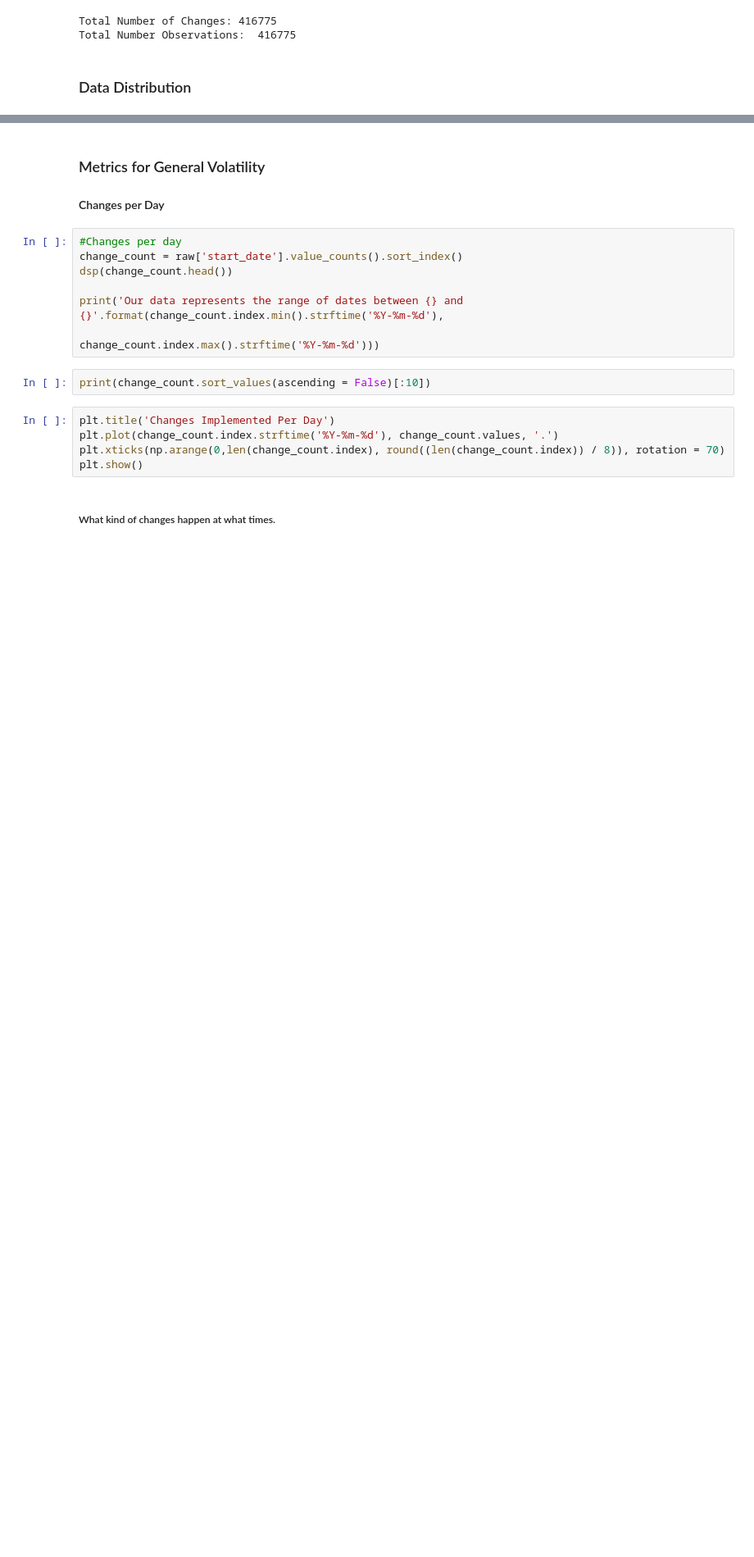
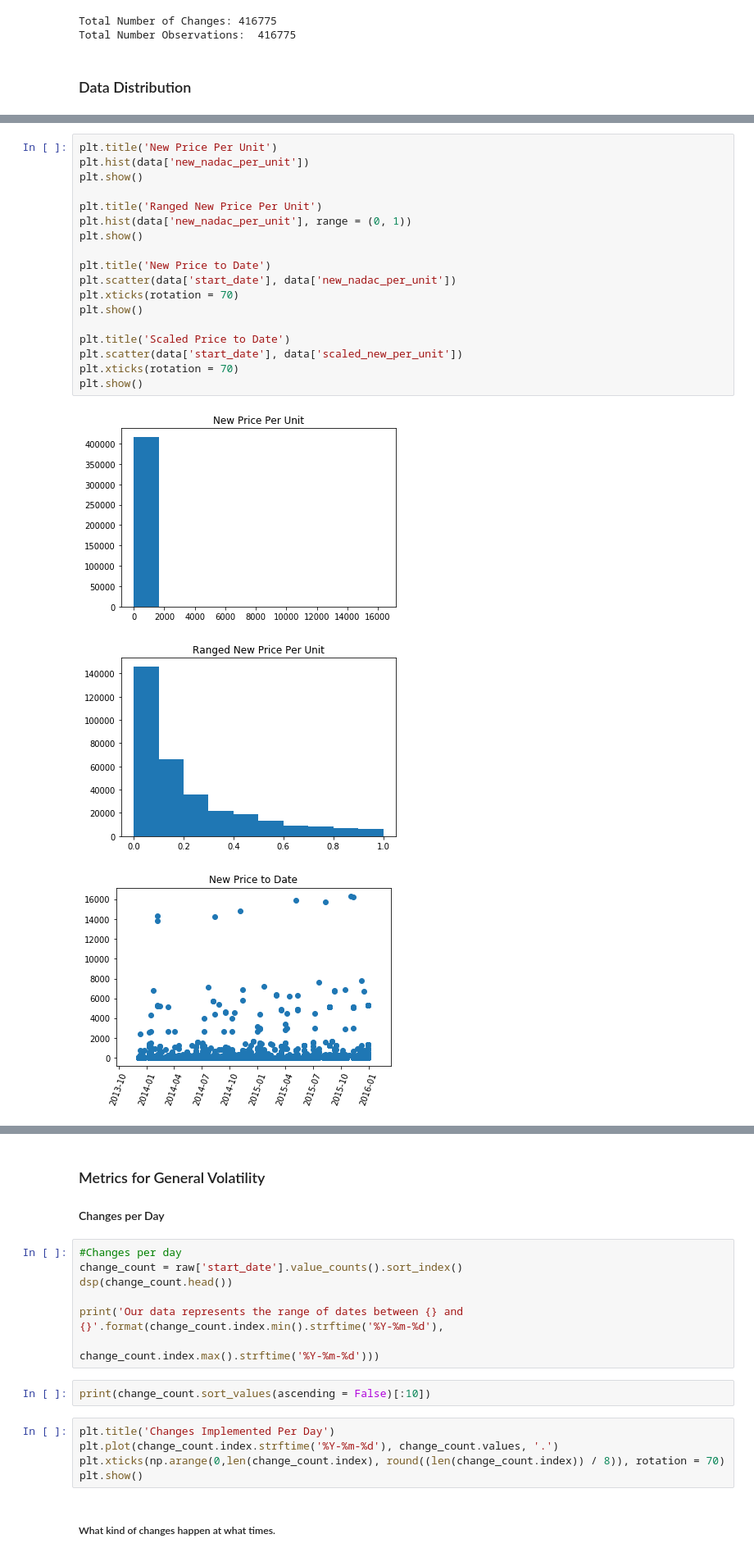
Before and after one commit to Cervantes92/drug-prices, a Jupyter notebook: main.ipynb, the cells around one changed output, grey strips where cells are left out. Shown at 82% size. Drawn from its saved outputs; the diff is of its cells as text; blank space fills up the shorter version.

```diff
--- a/main.ipynb
+++ b/main.ipynb
@@ -246,0 +265,22 @@ data = raw['drug_name', 'start_date', 'year-month', 'old_nadac_per_unit', 'new_n
+# %%
+plt.title('New Price Per Unit')
+plt.hist(data['new_nadac_per_unit'])
+plt.show()
+
+plt.title('Ranged New Price Per Unit')
+plt.hist(data['new_nadac_per_unit'], range = (0, 1))
+plt.show()
+
+plt.title('New Price to Date')
+plt.scatter(data['start_date'], data['new_nadac_per_unit'])
+plt.xticks(rotation = 70)
+plt.show()
+
+plt.title('Scaled Price to Date')
+plt.scatter(data['start_date'], data['scaled_new_per_unit'])
+plt.xticks(rotation = 70)
+plt.show()
+# %% [output]
+[figure, added]
+[figure, added]
+[figure, added]
```
Also changed, not shown: parts of 10 cells of this notebook.
